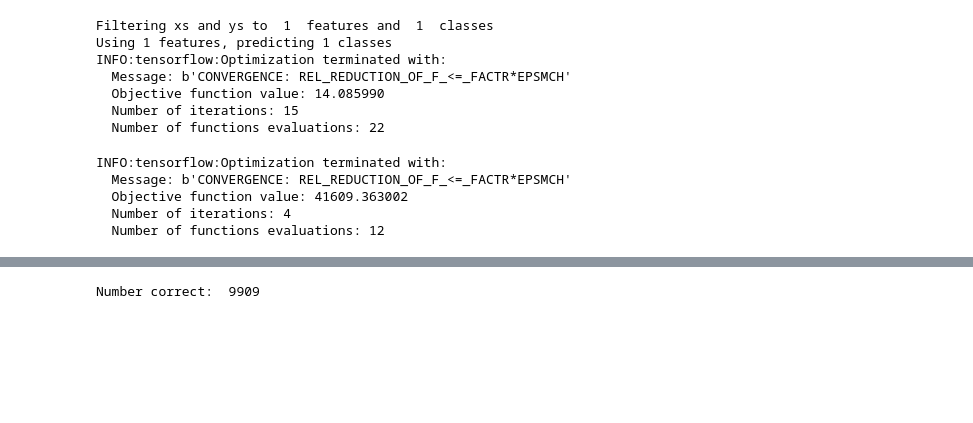
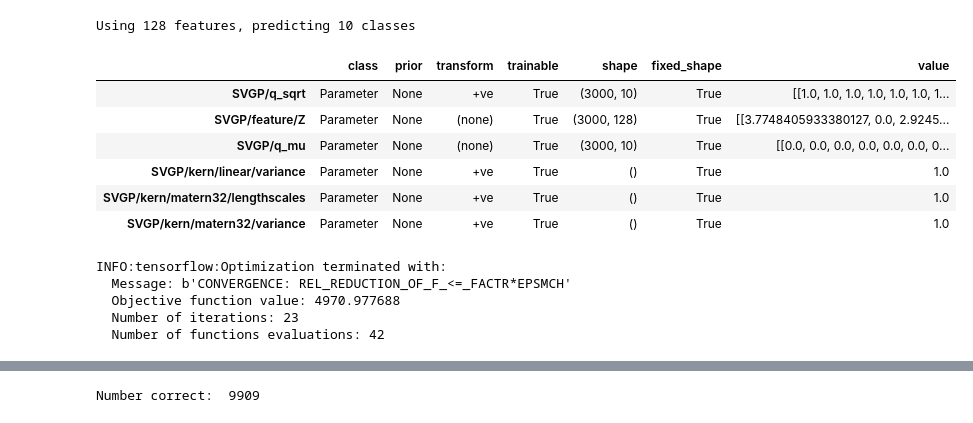
Before and after one commit to flyingsilverfin/CNN_GP_MNIST, a Jupyter notebook: src/GPFlow_testing.ipynb, the cells around one changed output, grey strips where cells are left out. Drawn from its saved outputs; the diff is of its cells as text; code cells hidden in the pictures; blank space fills up the shorter version.

```diff
--- a/src/GPFlow_testing.ipynb
+++ b/src/GPFlow_testing.ipynb
@@ -87,36 +89,37 @@ def get_mnist_classes():
 # %%
 # fitting entirety of model
 num_features = xs_train_full.shape[-1]
 num_classes = 10
 print("Using", num_features, "features, predicting", num_classes, "classes")
 
 ys = np.argmax(ys_train_full, axis=1)
 
 full_model = gpflow.models.SVGP(
-    xs_train_full, ys, kern= gpflow.kernels.Linear(input_dim=num_features) * gpflow.kernels.Matern12(input_dim=num_features),
+    xs_train_full, ys, kern= gpflow.kernels.Linear(input_dim=num_features) * gpflow.kernels.Matern32(input_dim=num_features),
     likelihood=gpflow.likelihoods.MultiClass(num_classes),
     Z=xs_train_full[::20].copy(),
     num_latent=num_classes,
     whiten=True,
     q_diag=True,
     minibatch_size=8000)
 #full_model.kern.white.variance.trainable = False
 full_model.feature.trainable = True
 full_model.as_pandas_table()
 # %% [output]
-Filtering xs and ys to  1  features and  1  classes
-Using 1 features, predicting 1 classes
-INFO:tensorflow:Optimization terminated with:
-  Message: b'CONVERGENCE: REL_REDUCTION_OF_F_<=_FACTR*EPSMCH'
-  Objective function value: 14.085990
-  Number of iterations: 15
-  Number of functions evaluations: 22
+Using 128 features, predicting 10 classes
+|  | class | prior | transform | trainable | shape | fixed_shape | value |
+| SVGP/q_sqrt | Parameter | None | +ve | True | (3000, 10) | True | [[1.0, 1.0, 1.0, 1.0, 1.0, 1.0, 1... |
+| SVGP/feature/Z | Parameter | None | (none) | True | (3000, 128) | True | [[3.7748405933380127, 0.0, 2.9245... |
+| SVGP/q_mu | Parameter | None | (none) | True | (3000, 10) | True | [[0.0, 0.0, 0.0, 0.0, 0.0, 0.0, 0... |
+| SVGP/kern/linear/variance | Parameter | None | +ve | True | () | True | 1.0 |
+| SVGP/kern/matern32/lengthscales | Parameter | None | +ve | True | () | True | 1.0 |
+| SVGP/kern/matern32/variance | Parameter | None | +ve | True | () | True | 1.0 |
 # %%
 opt = gpflow.train.ScipyOptimizer()
 opt.minimize(full_model)
 # %% [output]
 INFO:tensorflow:Optimization terminated with:
   Message: b'CONVERGENCE: REL_REDUCTION_OF_F_<=_FACTR*EPSMCH'
-  Objective function value: 41609.363002
-  Number of iterations: 4
-  Number of functions evaluations: 12
+  Objective function value: 4970.977688
+  Number of iterations: 23
+  Number of functions evaluations: 42
```
Also changed, not shown: parts of 10 cells of this notebook, 12 other files.
